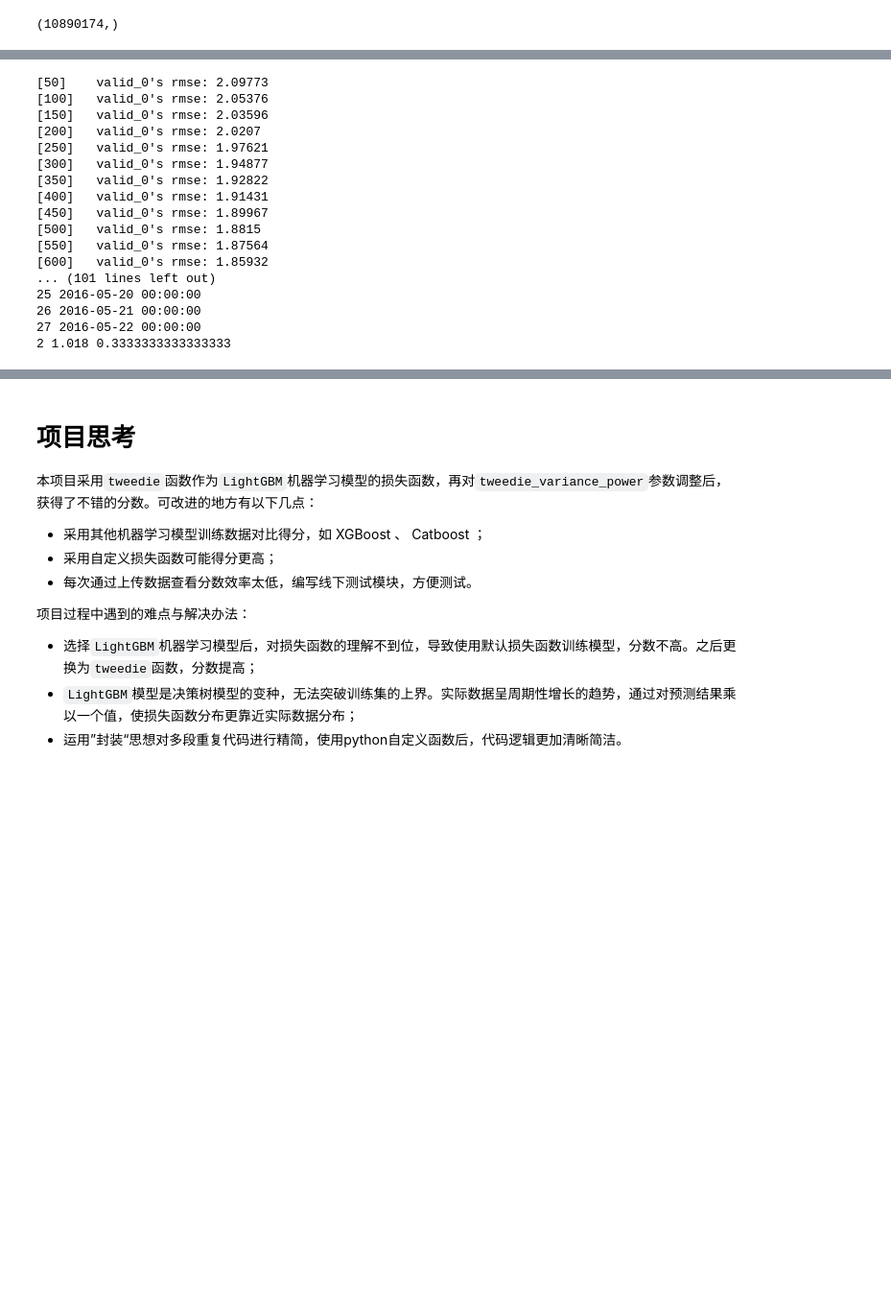
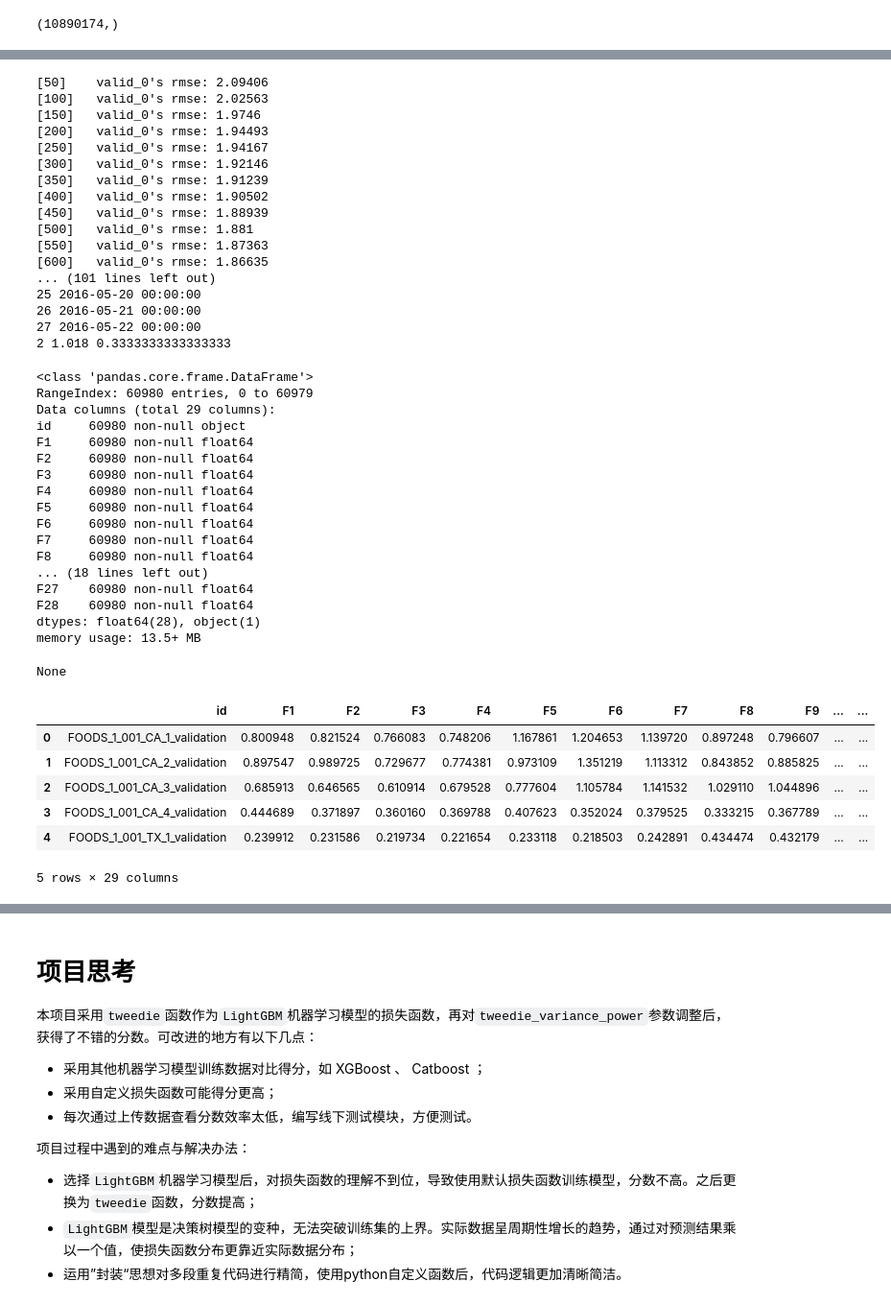
Before and after one commit to Zhu-Haikun/Kaggle-M5-Forecasting-Accuracy, a Jupyter notebook: M5-Competitors.ipynb, the cells around one changed output, grey strips where cells are left out. Shown at 96% size. Drawn from its saved outputs; the diff is of its cells as text; code cells hidden in the pictures; blank space fills up the shorter version.

Commit message:
upload result

```diff
--- a/M5-Competitors.ipynb
+++ b/M5-Competitors.ipynb
@@ -710,29 +707,59 @@ def predict_ensemble(train_cols,m_lgb):
 # %%
 # 训练模型，并生成结果
 train_data = lgb.Dataset(X_train, label = y_train, categorical_feature=cat_feats, free_raw_data=False)
-valid_inds = np.random.choice(len(features_train), 10000)
+valid_inds = np.random.choice(len(X_train), 10000)
 valid_data = lgb.Dataset(X_train.iloc[valid_inds], label = y_train.iloc[valid_inds],categorical_feature=cat_feats, free_raw_data=False)
 
 m_lgb = train_model(train_data,valid_data)
 predict_ensemble(train_cols,m_lgb)
 # %% [output]
-[50]    valid_0's rmse: 2.09773
-[100]   valid_0's rmse: 2.05376
-[150]   valid_0's rmse: 2.03596
-[200]   valid_0's rmse: 2.0207
-[250]   valid_0's rmse: 1.97621
-[300]   valid_0's rmse: 1.94877
-[350]   valid_0's rmse: 1.92822
-[400]   valid_0's rmse: 1.91431
-[450]   valid_0's rmse: 1.89967
-[500]   valid_0's rmse: 1.8815
-[550]   valid_0's rmse: 1.87564
-[600]   valid_0's rmse: 1.85932
+[50]    valid_0's rmse: 2.09406
+[100]   valid_0's rmse: 2.02563
+[150]   valid_0's rmse: 1.9746
+[200]   valid_0's rmse: 1.94493
+[250]   valid_0's rmse: 1.94167
+[300]   valid_0's rmse: 1.92146
+[350]   valid_0's rmse: 1.91239
+[400]   valid_0's rmse: 1.90502
+[450]   valid_0's rmse: 1.88939
+[500]   valid_0's rmse: 1.881
+[550]   valid_0's rmse: 1.87363
+[600]   valid_0's rmse: 1.86635
 ... (101 lines left out)
 25 2016-05-20 00:00:00
 26 2016-05-21 00:00:00
 27 2016-05-22 00:00:00
 2 1.018 0.3333333333333333
+# %%
+# 查看待上传预测结果
+result_date = pd.read_csv('submissionP3.csv')
+display(result_date.info(), result_date.head())
+# %% [output]
+<class 'pandas.core.frame.DataFrame'>
+RangeIndex: 60980 entries, 0 to 60979
+Data columns (total 29 columns):
+id     60980 non-null object
+F1     60980 non-null float64
+F2     60980 non-null float64
+F3     60980 non-null float64
+F4     60980 non-null float64
+F5     60980 non-null float64
+F6     60980 non-null float64
+F7     60980 non-null float64
+F8     60980 non-null float64
+... (18 lines left out)
+F27    60980 non-null float64
+F28    60980 non-null float64
+dtypes: float64(28), object(1)
+memory usage: 13.5+ MB
+None
+|  | id | F1 | F2 | F3 | F4 | F5 | F6 | F7 | F8 | F9 | ... | ... |
+| 0 | FOODS_1_001_CA_1_validation | 0.800948 | 0.821524 | 0.766083 | 0.748206 | 1.167861 | 1.204653 | 1.139720 | 0.897248 | 0.796607 | ... | ... |
+| 1 | FOODS_1_001_CA_2_validation | 0.897547 | 0.989725 | 0.729677 | 0.774381 | 0.973109 | 1.351219 | 1.113312 | 0.843852 | 0.885825 | ... | ... |
+| 2 | FOODS_1_001_CA_3_validation | 0.685913 | 0.646565 | 0.610914 | 0.679528 | 0.777604 | 1.105784 | 1.141532 | 1.029110 | 1.044896 | ... | ... |
+| 3 | FOODS_1_001_CA_4_validation | 0.444689 | 0.371897 | 0.360160 | 0.369788 | 0.407623 | 0.352024 | 0.379525 | 0.333215 | 0.367789 | ... | ... |
+| 4 | FOODS_1_001_TX_1_validation | 0.239912 | 0.231586 | 0.219734 | 0.221654 | 0.233118 | 0.218503 | 0.242891 | 0.434474 | 0.432179 | ... | ... |
+5 rows × 29 columns
 # %% [markdown]
 将得到的csv文件上传至M5比赛提交页面“[Submit Predictions](https://www.kaggle.com/c/m5-forecasting-accuracy/submit)”得到评分。
 
```
Also changed, not shown: parts of 4 cells of this notebook, 4 other files.
